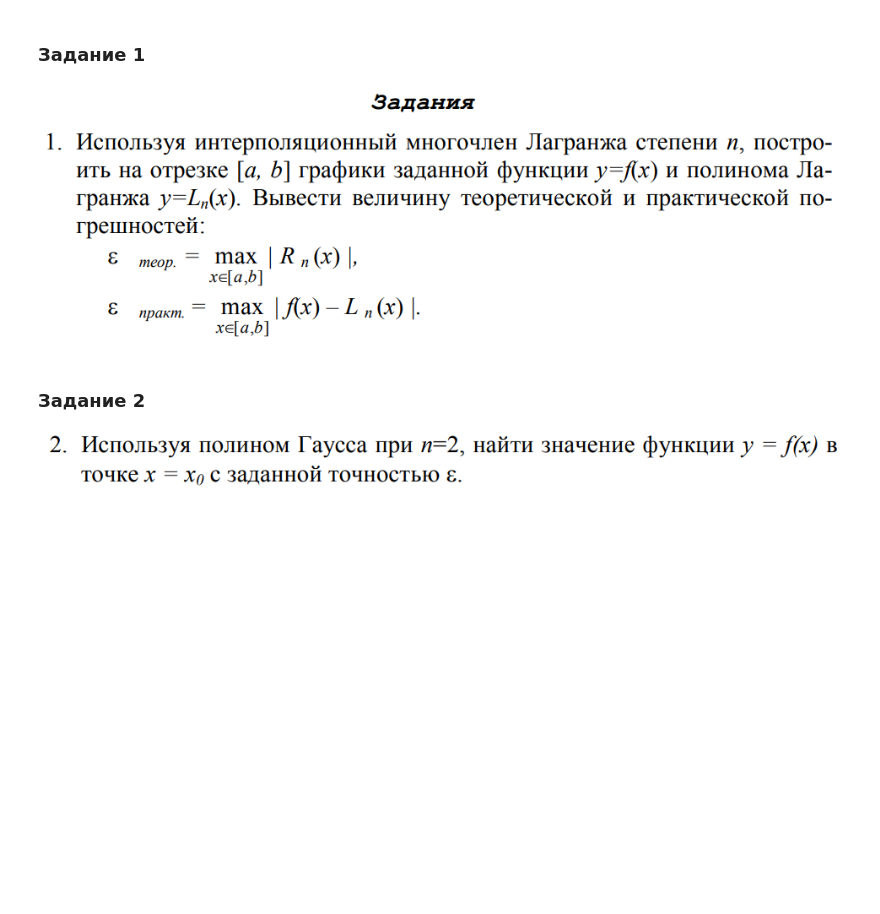
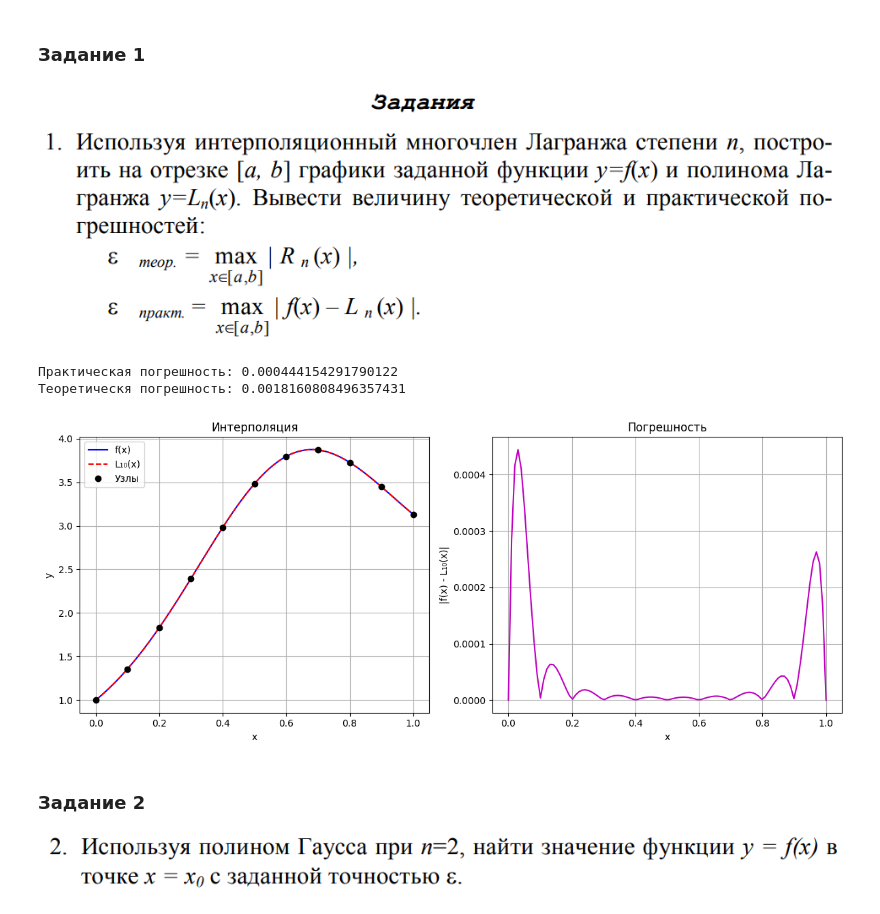
Before and after one commit to medicsera/CalcMethods, a Jupyter notebook: lab_2.ipynb, the cells around one changed output. Saved outputs shown, nothing was run; the diff lists cells and outputs as text; code cells hidden in the pictures; blank space fills up the shorter version.

```diff
--- a/lab_2.ipynb
+++ b/lab_2.ipynb
@@ -84,15 +84,25 @@ def omega_list(x_list, x_nodes):
     """Вычисление omega(x)"""
     return [omega_at(x, x_nodes) for x in x_list]
 
+def numerical_derivative_n(func, x, order, h=0.001):
+    """Рекурсивное вычисление производной n-го порядка"""
+    if order == 0:
+        return func(x)
+    val_plus = numerical_derivative_n(func, x + h, order - 1, h)
+    val_minus = numerical_derivative_n(func, x - h, order - 1, h)
+    return (val_plus - val_minus) / (2 * h)
+
 
 def main():
     a,b = 0.0, 1.0
     n_degree = 10
     n_nodes = n_degree + 1
 
+    # Узлы
     x_nodes = linspace(a, b, n_nodes)
     y_nodes = [f(x) for x in x_nodes]
 
+    # Сетка
     n_fine = 100
     x_fine = linspace(a, b, n_fine)
     f_true = [f(x) for x in x_fine]
@@ -109,40 +119,48 @@ def main():
     max_omega = max(omega_vals)
 
     # Теоретическая погрешность
-    M11 = 1e5
-    factorial_11 = factorial(11)
-    eps_theoretical = (M11 / factorial_11) * max_omega
+    max_deriv = 0.0
+    for x_val in x_fine:
+        d_val = abs(numerical_derivative_n(f, x_val, n_degree + 1, h=0.005))
+        if d_val > max_deriv:
+            max_deriv = d_val
+
+    factorial_n1 = factorial(n_degree + 1)
+    eps_theoretical = (max_deriv / factorial_n1) * max_omega
 
     print(f"Практическая погрешность: {eps_practical}")
     print(f"Теоретическя погрешность: {eps_theoretical}")
 
     plt.figure(figsize=(12, 5))
 
     # График функции и интерполянта
     plt.subplot(1, 2, 1)
     plt.plot(x_fine, f_true, 'b-', label='f(x)')
     plt.plot(x_fine, f_interpolate, 'r--', label='L₁₀(x)')
     plt.plot(x_nodes, y_nodes, 'ko', label='Узлы')
     plt.xlabel('x')
     plt.ylabel('y')
-    plt.title('Интерполяция (n=10, [0,1])')
+    plt.title('Интерполяция')
     plt.legend()
     plt.grid(True)
 
     # График погрешности
     plt.subplot(1, 2, 2)
     plt.plot(x_fine, errors, 'm-')
-    plt.yscale('log')
     plt.xlabel('x')
     plt.ylabel('|f(x) - L₁₀(x)|')
-    plt.title('Погрешность (лог. шкала)')
+    plt.title('Погрешность')
     plt.grid(True)
 
     plt.tight_layout()
     plt.show()
 
 if __name__ == "__main__":
     main()
+# %% [output]
+Практическая погрешность: 0.000444154291790122
+Теоретическя погрешность: 0.0018160808496357431
+[figure, added]
 # %% [markdown]
 ### Задание 2
 ![image.png](attachment:image.png)
```
Also changed, not shown: parts of 1 cell of this notebook, 2 other files.
